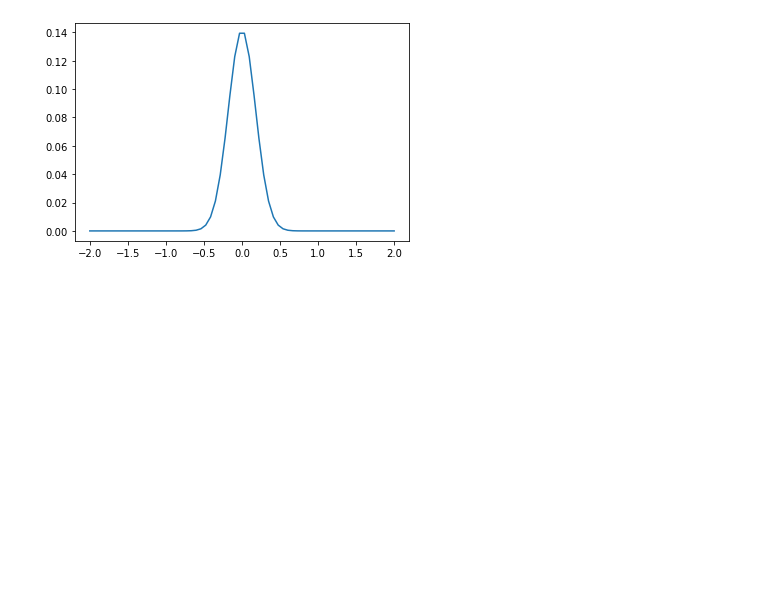
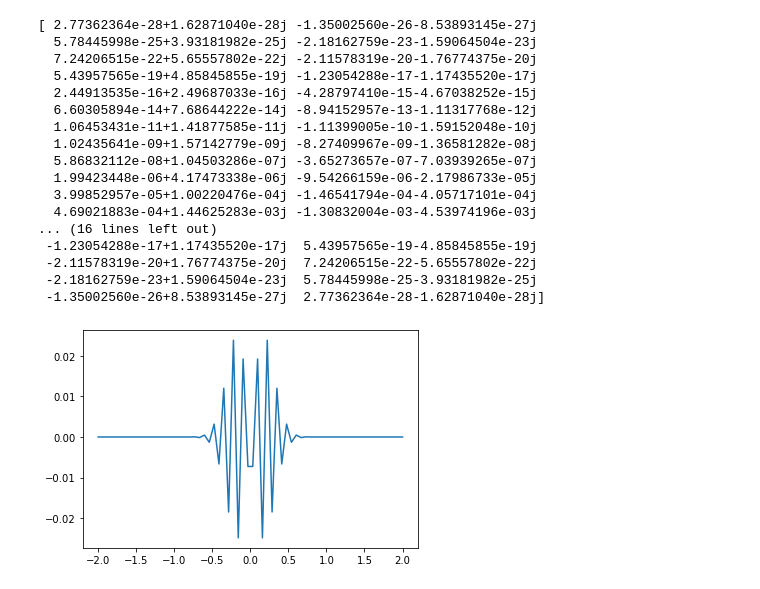
Before and after one commit to Abou-el-ela/Schrodinger-Equation, a Jupyter notebook: Gaussian Wave Packet in a Box - 6 qubits.ipynb, the cells around one changed output. Saved outputs shown, nothing was run; the diff lists cells and outputs as text; code cells hidden in the pictures; blank space fills up the shorter version.

```diff
--- a/Gaussian Wave Packet in a Box - 6 qubits.ipynb
+++ b/Gaussian Wave Packet in a Box - 6 qubits.ipynb
@@ -1,29 +1,46 @@
 # %%
 import matplotlib.pyplot as plt
 import math
 import numpy as np
 from qiskit.circuit.library import NormalDistribution
 from math import pi
 from qiskit import IBMQ, BasicAer
 from qiskit import QuantumCircuit, ClassicalRegister, QuantumRegister, execute
 from qiskit.visualization import plot_histogram
 
 #Preparing the Gaussian-shaped histogram that will be used in the initialisation
 
 x = np.linspace(-2,2, num=64)
 storage_for_normalisation = []
 
-Normalisation_wavefunction = (1/(np.sqrt(2*np.pi)*2*0.4)*np.exp(-(0.5*x**2)/(2*0.016)))
+Normalisation_wavefunction = (1/(np.sqrt(2*np.pi)*2*0.4)*np.exp(-(0.5*x**2)/(2*0.016)))*np.exp(50j*x)
 
-Normalisation_Constant = np.sum(Normalisation_wavefunction)
+Normalisation_Constant = np.sqrt(np.sum(np.abs(Normalisation_wavefunction**2)))
 
 waveFunction = (Normalisation_wavefunction)/(Normalisation_Constant)
 
-
+print(waveFunction)
 plt.plot(x,waveFunction)
 plt.show()
 # %% [output]
+[ 2.77362364e-28+1.62871040e-28j -1.35002560e-26-8.53893145e-27j
+  5.78445998e-25+3.93181982e-25j -2.18162759e-23-1.59064504e-23j
+  7.24206515e-22+5.65557802e-22j -2.11578319e-20-1.76774375e-20j
+  5.43957565e-19+4.85845855e-19j -1.23054288e-17-1.17435520e-17j
+  2.44913535e-16+2.49687033e-16j -4.28797410e-15-4.67038252e-15j
+  6.60305894e-14+7.68644222e-14j -8.94152957e-13-1.11317768e-12j
+  1.06453431e-11+1.41877585e-11j -1.11399005e-10-1.59152048e-10j
+  1.02435641e-09+1.57142779e-09j -8.27409967e-09-1.36581282e-08j
+  5.86832112e-08+1.04503286e-07j -3.65273657e-07-7.03939265e-07j
+  1.99423448e-06+4.17473338e-06j -9.54266159e-06-2.17986733e-05j
+  3.99852957e-05+1.00220476e-04j -1.46541794e-04-4.05717101e-04j
+  4.69021883e-04+1.44625283e-03j -1.30832004e-03-4.53974196e-03j
+... (16 lines left out)
+ -1.23054288e-17+1.17435520e-17j  5.43957565e-19-4.85845855e-19j
+ -2.11578319e-20+1.76774375e-20j  7.24206515e-22-5.65557802e-22j
+ -2.18162759e-23+1.59064504e-23j  5.78445998e-25-3.93181982e-25j
+ -1.35002560e-26+8.53893145e-27j  2.77362364e-28-1.62871040e-28j]
-[figure, old version]
+[figure, new version]
 # %%
 
 
```
Also changed, not shown: parts of 2 cells of this notebook, 1 other file.
